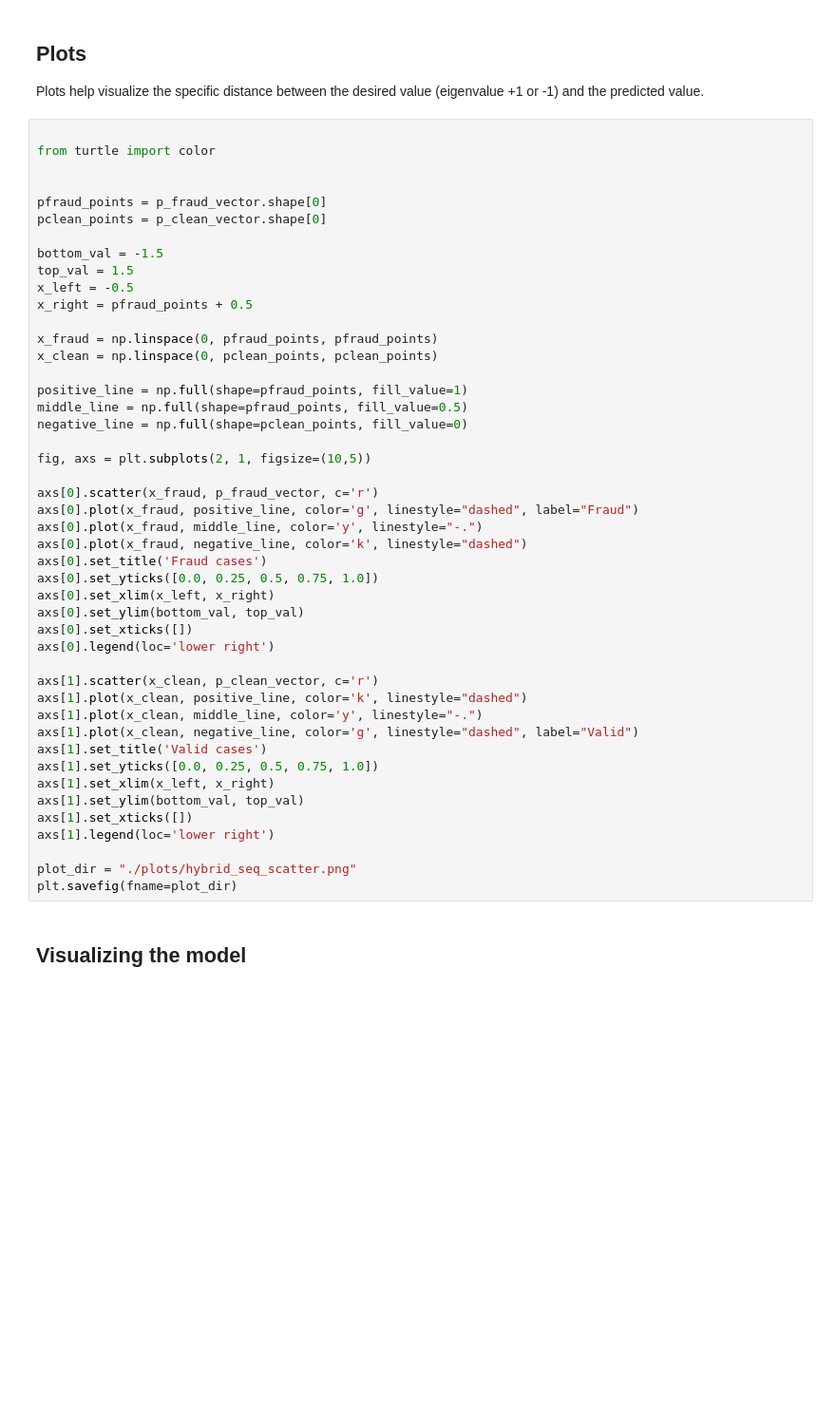
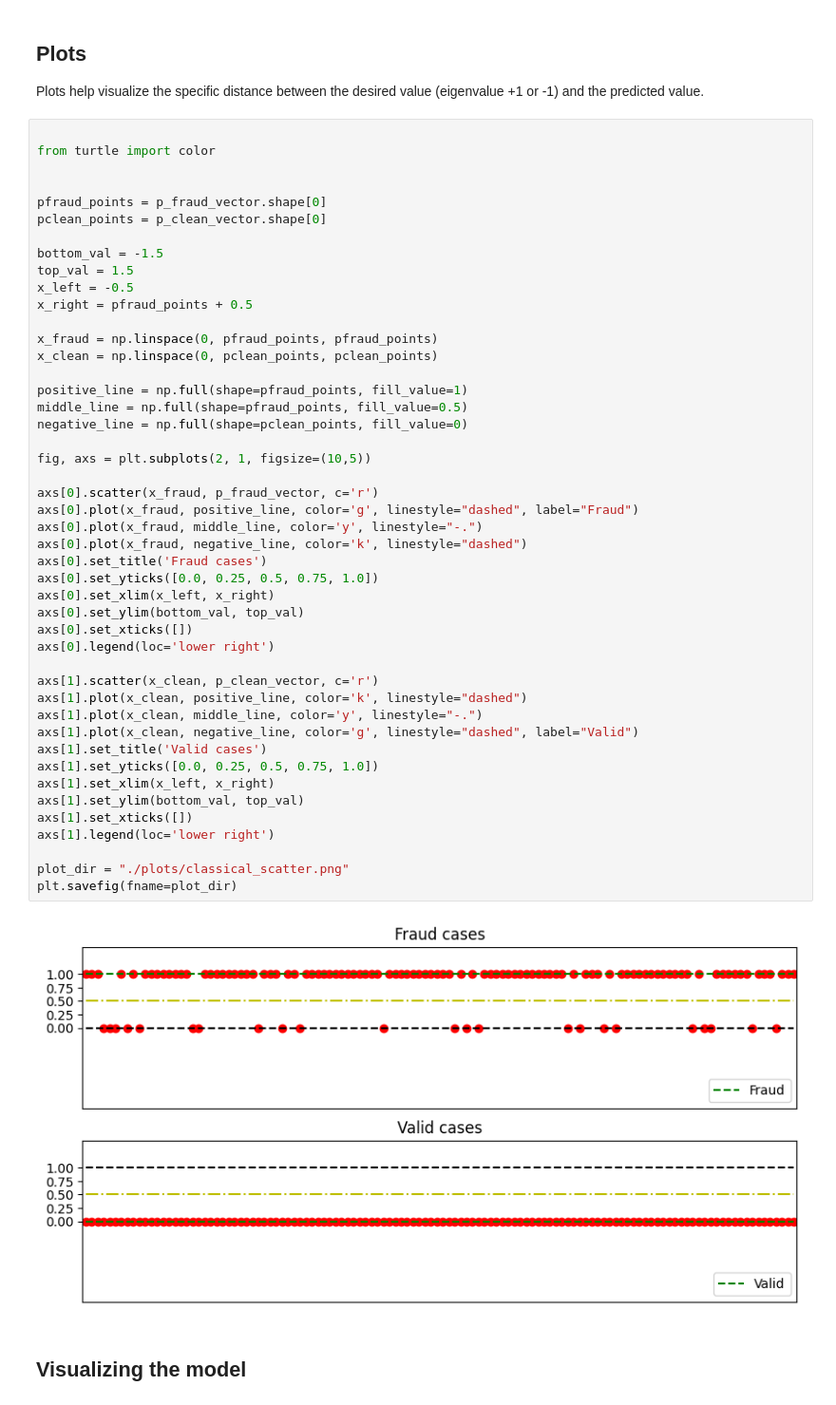
Before and after one commit to Totx/VQC_Hybrid_classifiers, a Jupyter notebook: VQC_Classical.ipynb, the cells around one changed output. Shown: that part at 95% size. Cells and saved outputs as stored; diff of their text form; blank space fills up the shorter version.

```diff
--- a/VQC_Classical.ipynb
+++ b/VQC_Classical.ipynb
@@ -273,34 +343,36 @@ x_clean = np.linspace(0, pclean_points, pclean_points)
 
 positive_line = np.full(shape=pfraud_points, fill_value=1)
 middle_line = np.full(shape=pfraud_points, fill_value=0.5)
 negative_line = np.full(shape=pclean_points, fill_value=0)
 
 fig, axs = plt.subplots(2, 1, figsize=(10,5))
 
 axs[0].scatter(x_fraud, p_fraud_vector, c='r')
 axs[0].plot(x_fraud, positive_line, color='g', linestyle="dashed", label="Fraud")
 axs[0].plot(x_fraud, middle_line, color='y', linestyle="-.")
 axs[0].plot(x_fraud, negative_line, color='k', linestyle="dashed")
 axs[0].set_title('Fraud cases')
 axs[0].set_yticks([0.0, 0.25, 0.5, 0.75, 1.0])
 axs[0].set_xlim(x_left, x_right)
 axs[0].set_ylim(bottom_val, top_val)
 axs[0].set_xticks([])
 axs[0].legend(loc='lower right')
 
 axs[1].scatter(x_clean, p_clean_vector, c='r')
 axs[1].plot(x_clean, positive_line, color='k', linestyle="dashed")
 axs[1].plot(x_clean, middle_line, color='y', linestyle="-.")
 axs[1].plot(x_clean, negative_line, color='g', linestyle="dashed", label="Valid")
 axs[1].set_title('Valid cases')
 axs[1].set_yticks([0.0, 0.25, 0.5, 0.75, 1.0])
 axs[1].set_xlim(x_left, x_right)
 axs[1].set_ylim(bottom_val, top_val)
 axs[1].set_xticks([])
 axs[1].legend(loc='lower right')
 
-plot_dir = "./plots/hybrid_seq_scatter.png"
+plot_dir = "./plots/classical_scatter.png"
 plt.savefig(fname=plot_dir)
+# %% [output]
+[figure, added]
 # %% [markdown]
 ## Visualizing the model
 # %%
```
Also changed, not shown: parts of 11 cells of this notebook, 9 other files.
